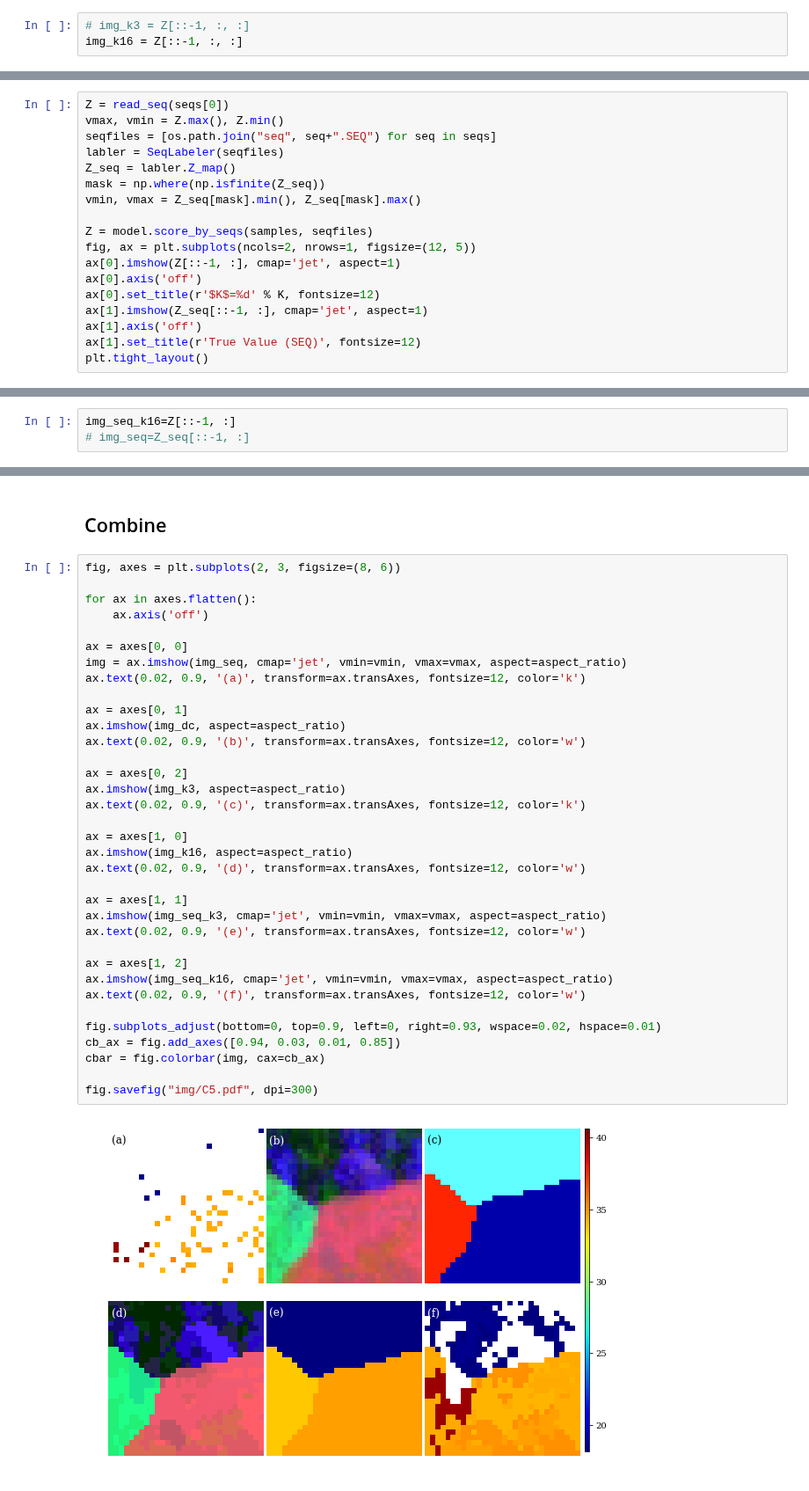
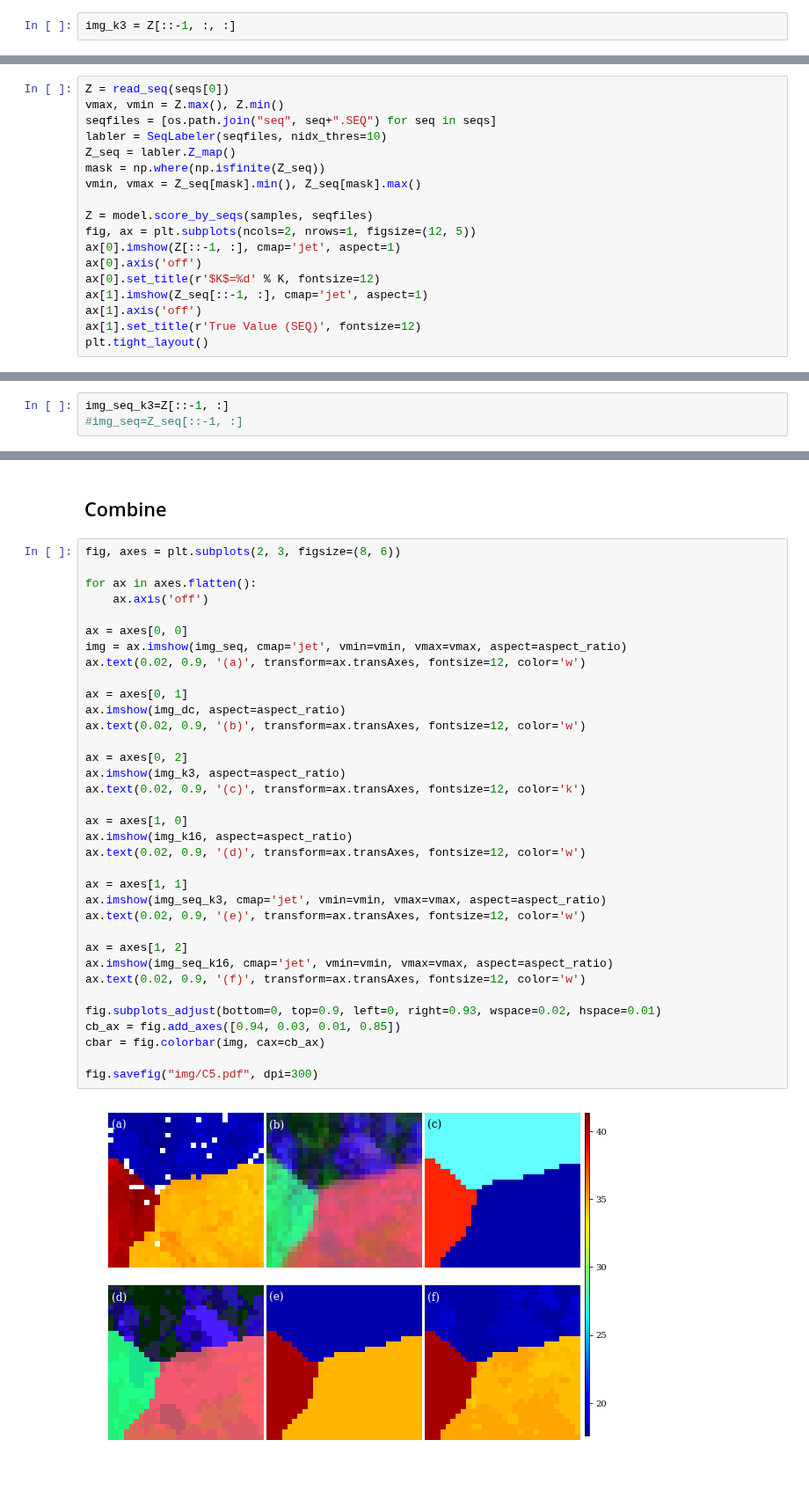
Before and after one commit to xmechanics/canon, a Jupyter notebook: scripts/ex_C5.ipynb, the cells around one changed output, grey strips where cells are left out. Shown at 88% size. Saved outputs shown, nothing was run; the diff lists cells and outputs as text.

```diff
--- a/scripts/ex_C5.ipynb
+++ b/scripts/ex_C5.ipynb
@@ -205,6 +205,5 @@ Silhouette Score = 0.33314395080807013, Calinski-Harabaz Score = 338.91726405112
-# %%
-# img_k3 = Z[::-1, :, :]
-img_k16 = Z[::-1, :, :]
+# %%
+img_k3 = Z[::-1, :, :]
 # %% [markdown]
 ## Indexing Labeler
 
@@ -213,7 +212,7 @@ Requires SEQ file(s)
 Z = read_seq(seqs[0])
 vmax, vmin = Z.max(), Z.min()
 seqfiles = [os.path.join("seq", seq+".SEQ") for seq in seqs]
-labler = SeqLabeler(seqfiles)
+labler = SeqLabeler(seqfiles, nidx_thres=10)
 Z_seq = labler.Z_map()
 mask = np.where(np.isfinite(Z_seq))
 vmin, vmax = Z_seq[mask].min(), Z_seq[mask].max()
@@ -232,6 +231,6 @@ plt.tight_layout()
 # %%
-img_seq_k16=Z[::-1, :]
-# img_seq=Z_seq[::-1, :]
+img_seq_k3=Z[::-1, :]
+#img_seq=Z_seq[::-1, :]
 # %% [markdown]
 # Silhouette Score & Calinski-Harabaz Score
 Use Silhouette Score & Calinski-Harabaz Score to estimate number of "coarse" clusters.
@@ -293,32 +292,32 @@ for ax in axes.flatten():
 
 ax = axes[0, 0]
 img = ax.imshow(img_seq, cmap='jet', vmin=vmin, vmax=vmax, aspect=aspect_ratio)
-ax.text(0.02, 0.9, '(a)', transform=ax.transAxes, fontsize=12, color='k')
+ax.text(0.02, 0.9, '(a)', transform=ax.transAxes, fontsize=12, color='w')
 
 ax = axes[0, 1]
 ax.imshow(img_dc, aspect=aspect_ratio)
 ax.text(0.02, 0.9, '(b)', transform=ax.transAxes, fontsize=12, color='w')
 
 ax = axes[0, 2]
 ax.imshow(img_k3, aspect=aspect_ratio)
 ax.text(0.02, 0.9, '(c)', transform=ax.transAxes, fontsize=12, color='k')
 
 ax = axes[1, 0]
 ax.imshow(img_k16, aspect=aspect_ratio)
 ax.text(0.02, 0.9, '(d)', transform=ax.transAxes, fontsize=12, color='w')
 
 ax = axes[1, 1]
 ax.imshow(img_seq_k3, cmap='jet', vmin=vmin, vmax=vmax, aspect=aspect_ratio)
 ax.text(0.02, 0.9, '(e)', transform=ax.transAxes, fontsize=12, color='w')
 
 ax = axes[1, 2]
 ax.imshow(img_seq_k16, cmap='jet', vmin=vmin, vmax=vmax, aspect=aspect_ratio)
 ax.text(0.02, 0.9, '(f)', transform=ax.transAxes, fontsize=12, color='w')
 
 fig.subplots_adjust(bottom=0, top=0.9, left=0, right=0.93, wspace=0.02, hspace=0.01)
 cb_ax = fig.add_axes([0.94, 0.03, 0.01, 0.85])
 cbar = fig.colorbar(img, cax=cb_ax)
 
 fig.savefig("img/C5.pdf", dpi=300)
 # %% [output]
-[figure, old version]
+[figure, new version]
```
Also changed, not shown: parts of 6 cells of this notebook, 9 other files.
